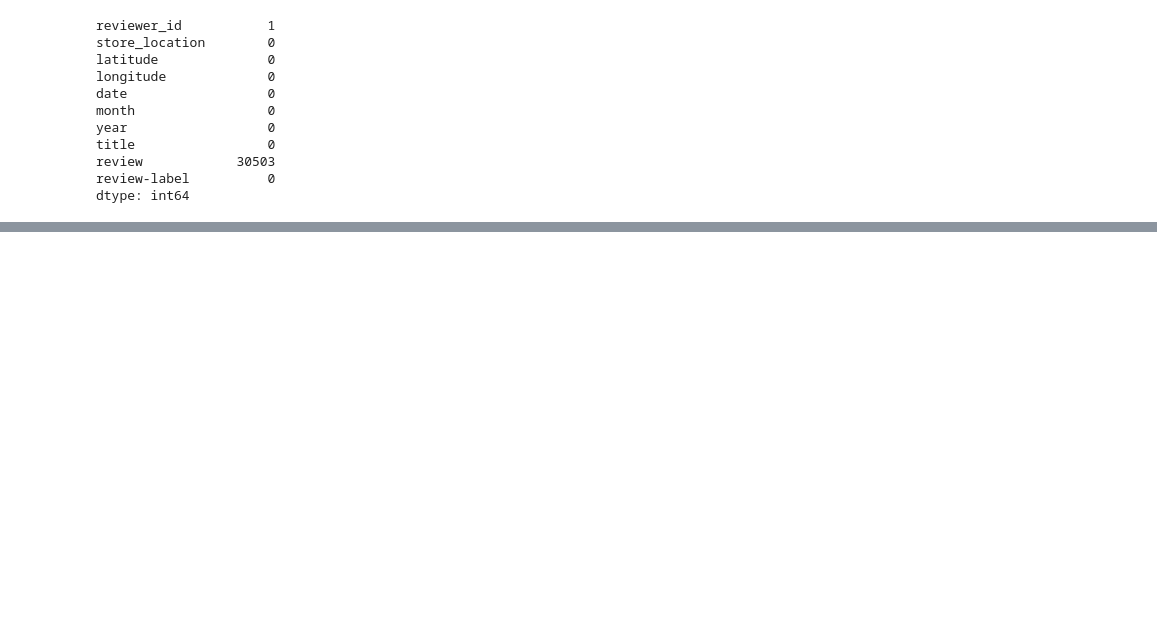
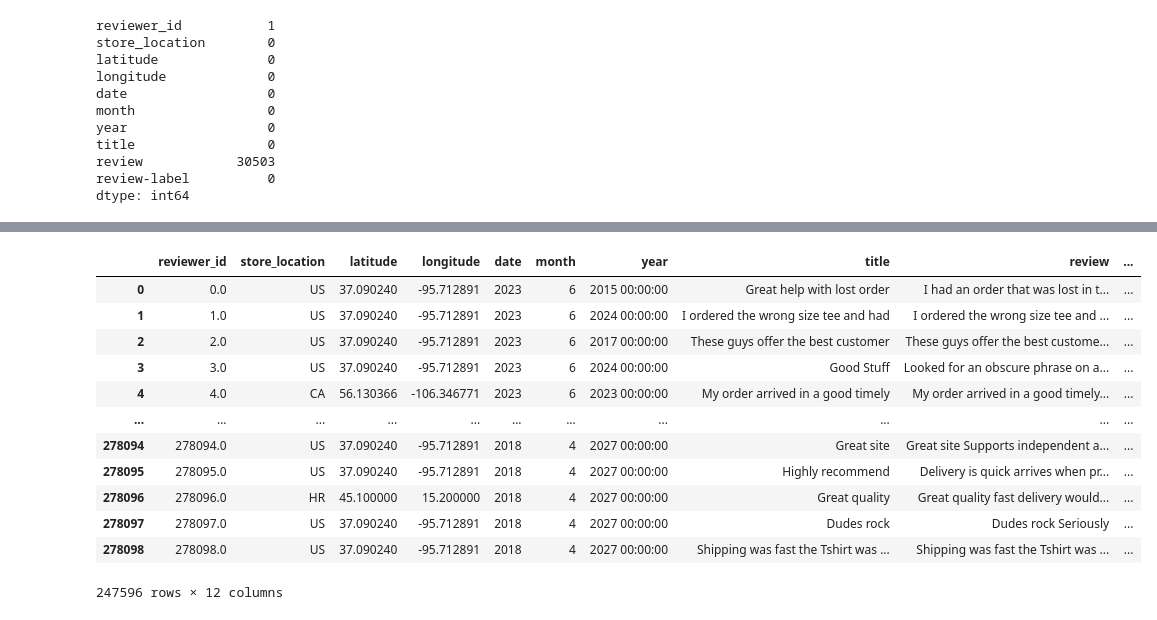
Before and after one commit to mohammedradman1/DSE_Term_Project, a Jupyter notebook: DSE_Term_Project_.ipynb, the cells around one changed output, grey strips where cells are left out. Drawn from its saved outputs; the diff is of its cells as text; code cells hidden in the pictures; blank space fills up the shorter version.

```diff
--- a/DSE_Term_Project_.ipynb
+++ b/DSE_Term_Project_.ipynb
@@ -362,0 +410,4 @@ dtype: int64
+# %%
+# we need cleaning on title and review
+data['title'] = data['title'].apply(clean_text)
+data['review'] = data['review'].apply(clean_text)
@@ -362,0 +450,4 @@ dtype: int64
+# %%
+# converting the text to tokens and adding them into new columns
+data['title_tokens'] = df['title'].apply(lambda x: x.split())
+data['review_tokens'] = df['review'].apply(lambda x: x.split() if isinstance(x, str) else [])
@@ -362,0 +465,11 @@ dtype: int64
+# %%
+# Normalizing
+def stemFun(text):
+  stem_list = []
+  stemmer = PorterStemmer()  # creating a stemmer
+  for word in text:
+    stem_list.append( stemmer.stem(word) )
+  return  stem_list
+
+data['title_tokens'] = data['title_tokens'].apply(stemFun)
+data['review_tokens'] = data['review_tokens'].apply(stemFun)
@@ -362,0 +487,19 @@ dtype: int64
+# %%
+ stemmer = PorterStemmer()
+data['title_tokens'] = data['title_tokens'].apply(lambda x: [stemmer.stem(word) for word in x])
+# %%
+data
+# %% [output]
+|  | reviewer_id | store_location | latitude | longitude | date | month | year | title | review | ... |
+| 0 | 0.0 | US | 37.090240 | -95.712891 | 2023 | 6 | 2015 00:00:00 | Great help with lost order | I had an order that was lost in t... | ... |
+| 1 | 1.0 | US | 37.090240 | -95.712891 | 2023 | 6 | 2024 00:00:00 | I ordered the wrong size tee and had | I ordered the wrong size tee and ... | ... |
+| 2 | 2.0 | US | 37.090240 | -95.712891 | 2023 | 6 | 2017 00:00:00 | These guys offer the best customer | These guys offer the best custome... | ... |
+| 3 | 3.0 | US | 37.090240 | -95.712891 | 2023 | 6 | 2024 00:00:00 | Good Stuff | Looked for an obscure phrase on a... | ... |
+| 4 | 4.0 | CA | 56.130366 | -106.346771 | 2023 | 6 | 2023 00:00:00 | My order arrived in a good timely | My order arrived in a good timely... | ... |
+| ... | ... | ... | ... | ... | ... | ... | ... | ... | ... | ... |
+| 278094 | 278094.0 | US | 37.090240 | -95.712891 | 2018 | 4 | 2027 00:00:00 | Great site | Great site Supports independent a... | ... |
+| 278095 | 278095.0 | US | 37.090240 | -95.712891 | 2018 | 4 | 2027 00:00:00 | Highly recommend | Delivery is quick arrives when pr... | ... |
+| 278096 | 278096.0 | HR | 45.100000 | 15.200000 | 2018 | 4 | 2027 00:00:00 | Great quality | Great quality fast delivery would... | ... |
+| 278097 | 278097.0 | US | 37.090240 | -95.712891 | 2018 | 4 | 2027 00:00:00 | Dudes rock | Dudes rock Seriously | ... |
+| 278098 | 278098.0 | US | 37.090240 | -95.712891 | 2018 | 4 | 2027 00:00:00 | Shipping was fast the Tshirt was ... | Shipping was fast the Tshirt was ... | ... |
+247596 rows × 12 columns
```
Also changed, not shown: parts of 27 cells of this notebook.
